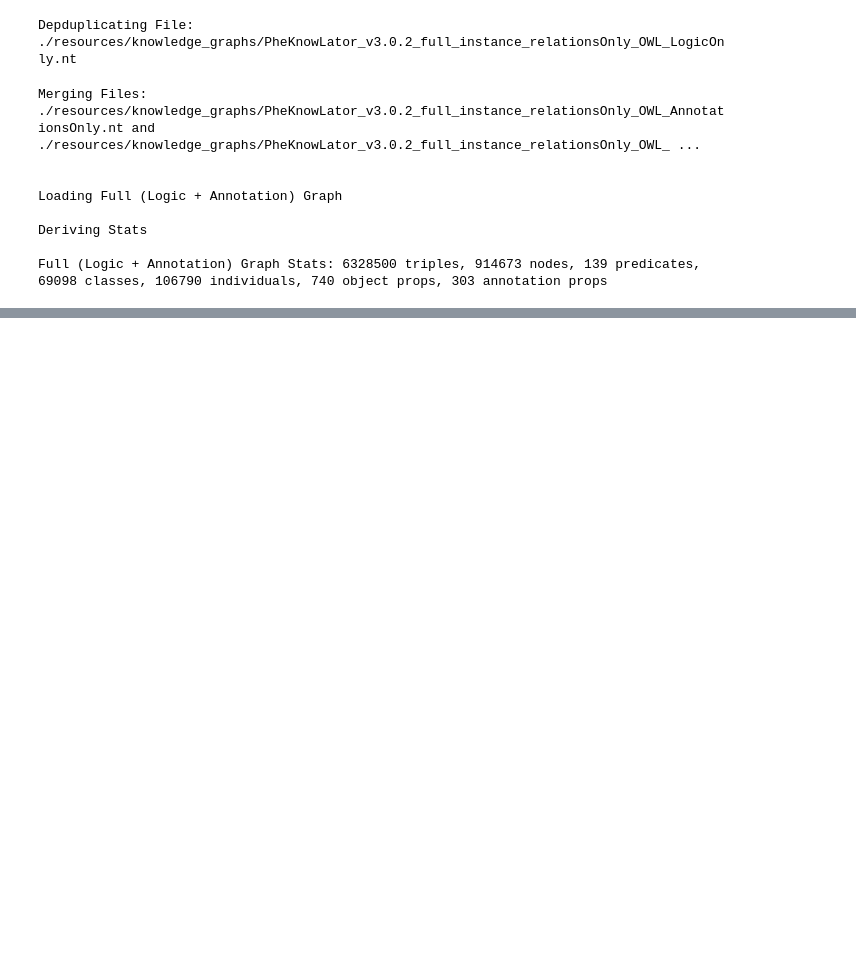
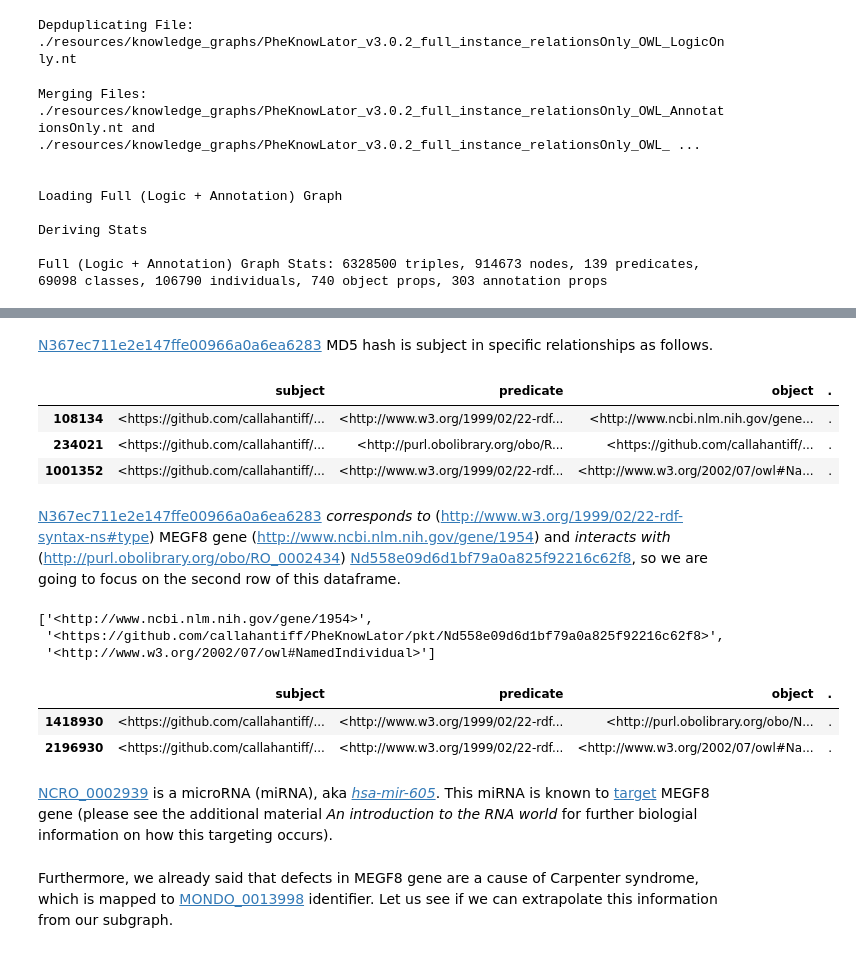
Before and after one commit to emanuelecavalleri/testRNA-KG, a Jupyter notebook: main.ipynb, the cells around one changed output, grey strips where cells are left out. Cells and saved outputs as stored; diff of their text form; code cells hidden in the pictures; blank space fills up the shorter version.

```diff
--- a/main.ipynb
+++ b/main.ipynb
@@ -402,0 +461,29 @@ Full (Logic + Annotation) Graph Stats: 6328500 triples, 914673 nodes, 139 predic
+# %% [markdown]
+[N367ec711e2e147ffe00966a0a6ea6283](https://github.com/callahantiff/PheKnowLator/pkt/N367ec711e2e147ffe00966a0a6ea6283) MD5 hash is subject in specific relationships as follows.
+# %%
+test_N367 = data[data['subject'].str.contains("N367ec711e2e147ffe00966a0a6ea6283")]
+test_N367
+# %% [output]
+|  | subject | predicate | object | . |
+| 108134 | <https://github.com/callahantiff/... | <http://www.w3.org/1999/02/22-rdf... | <http://www.ncbi.nlm.nih.gov/gene... | . |
+| 234021 | <https://github.com/callahantiff/... | <http://purl.obolibrary.org/obo/R... | <https://github.com/callahantiff/... | . |
+| 1001352 | <https://github.com/callahantiff/... | <http://www.w3.org/1999/02/22-rdf... | <http://www.w3.org/2002/07/owl#Na... | . |
+# %% [markdown]
+[N367ec711e2e147ffe00966a0a6ea6283](https://github.com/callahantiff/PheKnowLator/pkt/N367ec711e2e147ffe00966a0a6ea6283) *corresponds to* (http://www.w3.org/1999/02/22-rdf-syntax-ns#type) MEGF8 gene (http://www.ncbi.nlm.nih.gov/gene/1954) and *interacts with* (http://purl.obolibrary.org/obo/RO_0002434) [Nd558e09d6d1bf79a0a825f92216c62f8](https://github.com/callahantiff/PheKnowLator/pkt/Nd558e09d6d1bf79a0a825f92216c62f8), so we are going to focus on the second row of this dataframe.
+# %%
+list(data[data['subject'].str.contains("N367ec711e2e147ffe00966a0a6ea6283")]['object'])
+# %% [output]
+['<http://www.ncbi.nlm.nih.gov/gene/1954>',
+ '<https://github.com/callahantiff/PheKnowLator/pkt/Nd558e09d6d1bf79a0a825f92216c62f8>',
+ '<http://www.w3.org/2002/07/owl#NamedIndividual>']
+# %%
+test_Nd5 = data[data['subject'].str.contains("Nd558e09d6d1bf79a0a825f92216c62f8")]
+test_Nd5
+# %% [output]
+|  | subject | predicate | object | . |
+| 1418930 | <https://github.com/callahantiff/... | <http://www.w3.org/1999/02/22-rdf... | <http://purl.obolibrary.org/obo/N... | . |
+| 2196930 | <https://github.com/callahantiff/... | <http://www.w3.org/1999/02/22-rdf... | <http://www.w3.org/2002/07/owl#Na... | . |
+# %% [markdown]
+[NCRO_0002939](http://purl.obolibrary.org/obo/NCRO_0002939) is a microRNA (miRNA), aka *[hsa-mir-605](https://www.mirbase.org/textsearch.shtml?q=hsa-mir-605)*. This miRNA is known to [target](https://en.wikipedia.org/wiki/MicroRNA#Targets) MEGF8 gene (please see the additional material *An introduction to the RNA world* for further biologial information on how this targeting occurs).
+# %% [markdown]
+Furthermore, we already said that defects in MEGF8 gene are a cause of Carpenter syndrome, which is mapped to [MONDO_0013998](http://purl.obolibrary.org/obo/MONDO_0013998) identifier. Let us see if we can extrapolate this information from our subgraph.
```
Also changed, not shown: parts of 22 cells of this notebook.
